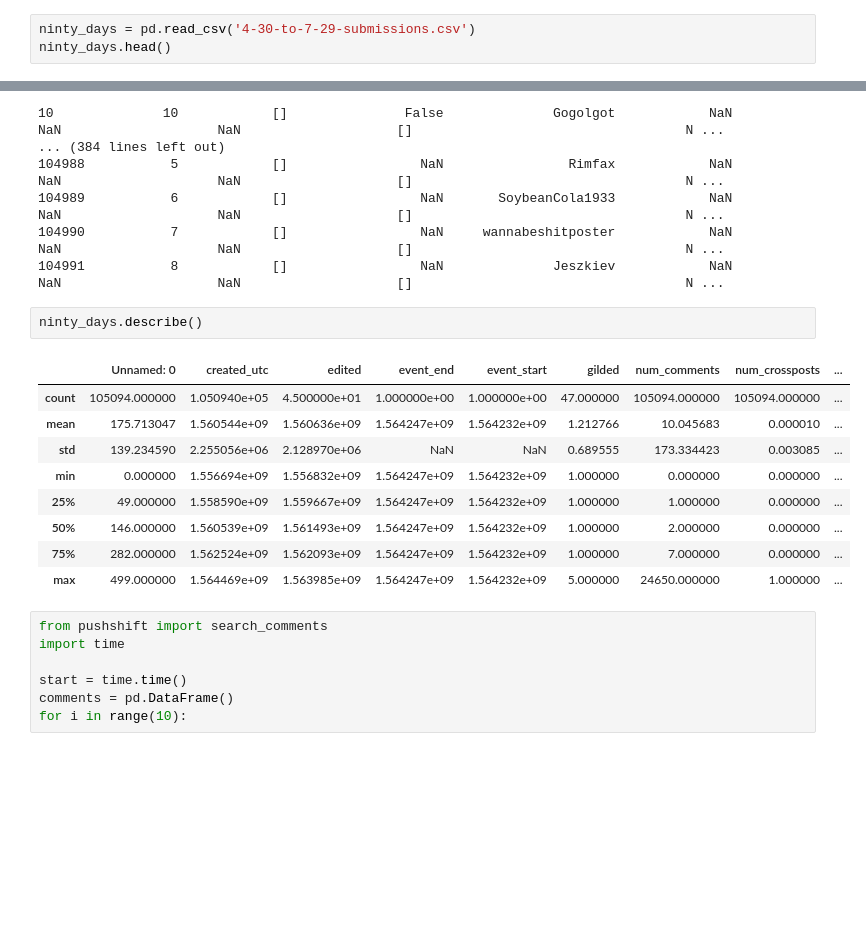
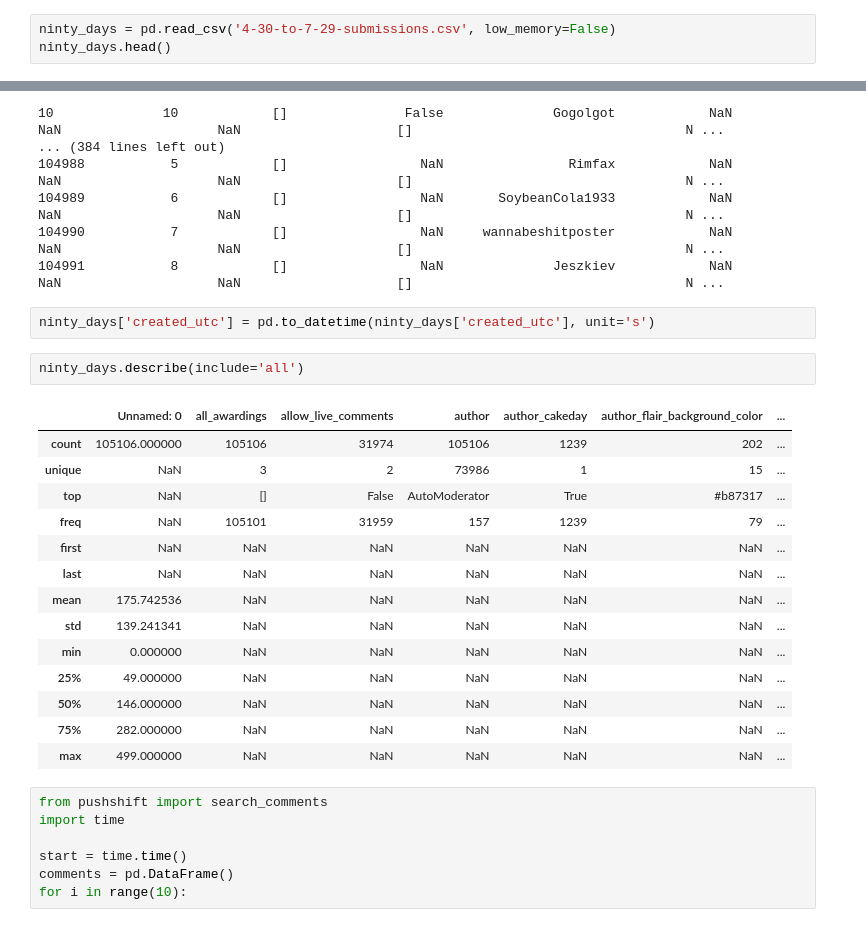
Before and after one commit to sub-stats/ds, a Jupyter notebook: data-exploration.ipynb, the cells around one changed output, grey strips where cells are left out. Saved outputs shown, nothing was run; the diff lists cells and outputs as text; blank space fills up the shorter version.

```diff
--- a/data-exploration.ipynb
+++ b/data-exploration.ipynb
@@ -45,7 +45,7 @@ Unnamed: 0                                                    0
 data          {'all_awardings': [], 'allow_live_comments': F...
 Name: 0, dtype: object
 # %%
-ninty_days = pd.read_csv('4-30-to-7-29-submissions.csv')
+ninty_days = pd.read_csv('4-30-to-7-29-submissions.csv', low_memory=False)
 ninty_days.head()
 # %% [output]
 |  | Unnamed: 0 | all_awardings | allow_live_comments | author | author_cakeday | author_flair_background_color | ... |
@@ -75,18 +75,25 @@ ninty_days[ninty_days['selftext'] != np.NaN]
 104989           6            []                 NaN       SoybeanCola1933            NaN                           NaN                    NaN                    []                                   N ...
 104990           7            []                 NaN     wannabeshitposter            NaN                           NaN                    NaN                    []                                   N ...
 104991           8            []                 NaN              Jeszkiev            NaN                           NaN                    NaN                    []                                   N ...
+# %%
+ninty_days['created_utc'] = pd.to_datetime(ninty_days['created_utc'], unit='s')
 # %%
-ninty_days.describe()
+ninty_days.describe(include='all')
 # %% [output]
-|  | Unnamed: 0 | created_utc | edited | event_end | event_start | gilded | num_comments | num_crossposts | ... |
-| count | 105094.000000 | 1.050940e+05 | 4.500000e+01 | 1.000000e+00 | 1.000000e+00 | 47.000000 | 105094.000000 | 105094.000000 | ... |
-| mean | 175.713047 | 1.560544e+09 | 1.560636e+09 | 1.564247e+09 | 1.564232e+09 | 1.212766 | 10.045683 | 0.000010 | ... |
-| std | 139.234590 | 2.255056e+06 | 2.128970e+06 | NaN | NaN | 0.689555 | 173.334423 | 0.003085 | ... |
-| min | 0.000000 | 1.556694e+09 | 1.556832e+09 | 1.564247e+09 | 1.564232e+09 | 1.000000 | 0.000000 | 0.000000 | ... |
-| 25% | 49.000000 | 1.558590e+09 | 1.559667e+09 | 1.564247e+09 | 1.564232e+09 | 1.000000 | 1.000000 | 0.000000 | ... |
-| 50% | 146.000000 | 1.560539e+09 | 1.561493e+09 | 1.564247e+09 | 1.564232e+09 | 1.000000 | 2.000000 | 0.000000 | ... |
-| 75% | 282.000000 | 1.562524e+09 | 1.562093e+09 | 1.564247e+09 | 1.564232e+09 | 1.000000 | 7.000000 | 0.000000 | ... |
-| max | 499.000000 | 1.564469e+09 | 1.563985e+09 | 1.564247e+09 | 1.564232e+09 | 5.000000 | 24650.000000 | 1.000000 | ... |
+|  | Unnamed: 0 | all_awardings | allow_live_comments | author | author_cakeday | author_flair_background_color | ... |
+| count | 105106.000000 | 105106 | 31974 | 105106 | 1239 | 202 | ... |
+| unique | NaN | 3 | 2 | 73986 | 1 | 15 | ... |
+| top | NaN | [] | False | AutoModerator | True | #b87317 | ... |
+| freq | NaN | 105101 | 31959 | 157 | 1239 | 79 | ... |
+| first | NaN | NaN | NaN | NaN | NaN | NaN | ... |
+| last | NaN | NaN | NaN | NaN | NaN | NaN | ... |
+| mean | 175.742536 | NaN | NaN | NaN | NaN | NaN | ... |
+| std | 139.241341 | NaN | NaN | NaN | NaN | NaN | ... |
+| min | 0.000000 | NaN | NaN | NaN | NaN | NaN | ... |
+| 25% | 49.000000 | NaN | NaN | NaN | NaN | NaN | ... |
+| 50% | 146.000000 | NaN | NaN | NaN | NaN | NaN | ... |
+| 75% | 282.000000 | NaN | NaN | NaN | NaN | NaN | ... |
+| max | 499.000000 | NaN | NaN | NaN | NaN | NaN | ... |
 # %%
 from pushshift import search_comments
 import time
```
Also changed, not shown: parts of 1 cell of this notebook, 1 other file.
